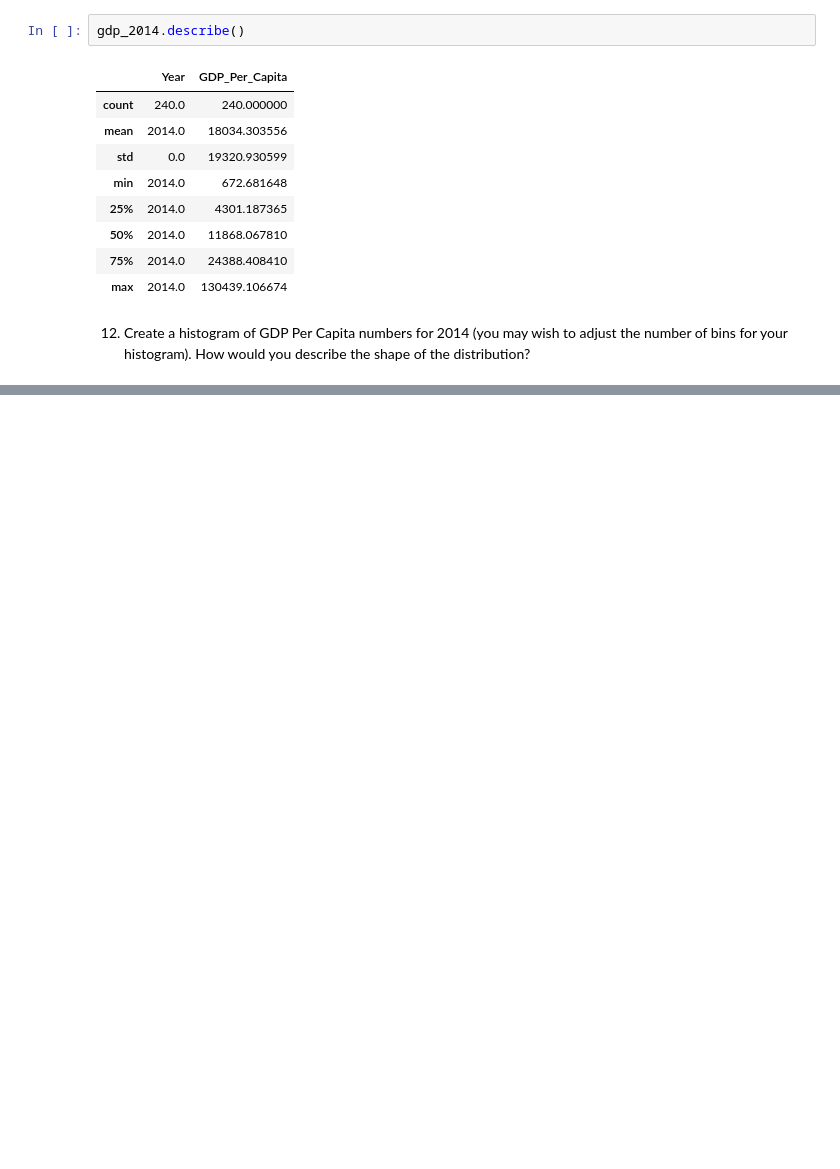
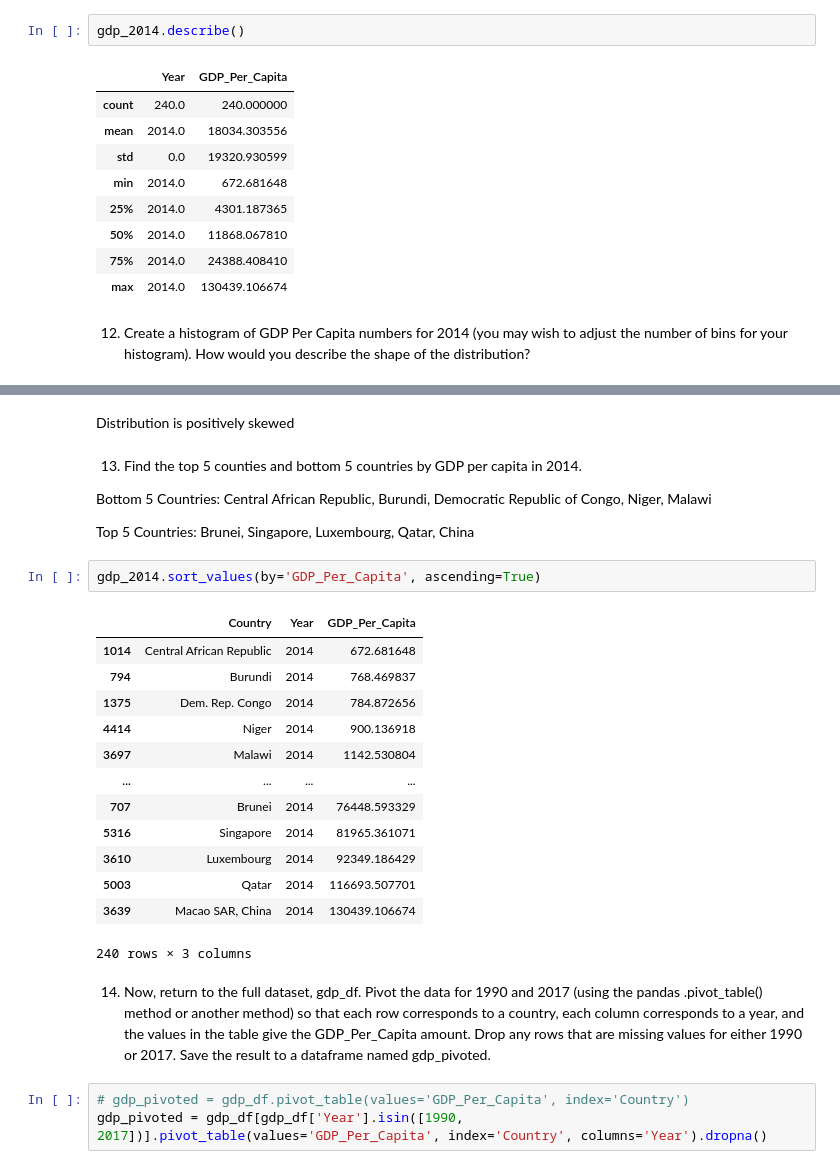
Before and after one commit to nss-data-science-cohort-4/dq1-undata-ocnrandolph, a Jupyter notebook: notebooks/UN_Data_Exploration.ipynb, the cells around one changed output, grey strips where cells are left out. Saved outputs shown, nothing was run; the diff lists cells and outputs as text; blank space fills up the shorter version.

```diff
--- a/notebooks/UN_Data_Exploration.ipynb
+++ b/notebooks/UN_Data_Exploration.ipynb
@@ -315,0 +321,31 @@ gdp_2014.describe()
+# %% [markdown]
+Distribution is positively skewed
+# %% [markdown]
+13. Find the top 5 counties and bottom 5 countries by GDP per capita in 2014.
+
+Bottom 5 Countries:
+Central African Republic, Burundi, Democratic Republic of Congo, Niger, Malawi
+
+Top 5 Countries:
+Brunei, Singapore, Luxembourg, Qatar, China
+# %%
+gdp_2014.sort_values(by='GDP_Per_Capita', ascending=True)
+# %% [output]
+|  | Country | Year | GDP_Per_Capita |
+| 1014 | Central African Republic | 2014 | 672.681648 |
+| 794 | Burundi | 2014 | 768.469837 |
+| 1375 | Dem. Rep. Congo | 2014 | 784.872656 |
+| 4414 | Niger | 2014 | 900.136918 |
+| 3697 | Malawi | 2014 | 1142.530804 |
+| ... | ... | ... | ... |
+| 707 | Brunei | 2014 | 76448.593329 |
+| 5316 | Singapore | 2014 | 81965.361071 |
+| 3610 | Luxembourg | 2014 | 92349.186429 |
+| 5003 | Qatar | 2014 | 116693.507701 |
+| 3639 | Macao SAR, China | 2014 | 130439.106674 |
+240 rows × 3 columns
+# %% [markdown]
+14. Now, return to the full dataset, gdp_df. Pivot the data for 1990 and 2017 (using the pandas .pivot_table() method or another method) so that each row corresponds to a country, each column corresponds to a year, and the values in the table give the GDP_Per_Capita amount. Drop any rows that are missing values for either 1990 or 2017. Save the result to a dataframe named gdp_pivoted.
+# %%
+# gdp_pivoted = gdp_df.pivot_table(values='GDP_Per_Capita', index='Country')
+gdp_pivoted = gdp_df[gdp_df['Year'].isin([1990, 2017])].pivot_table(values='GDP_Per_Capita', index='Country', columns='Year').dropna()
```
Also changed, not shown: parts of 11 cells of this notebook.
